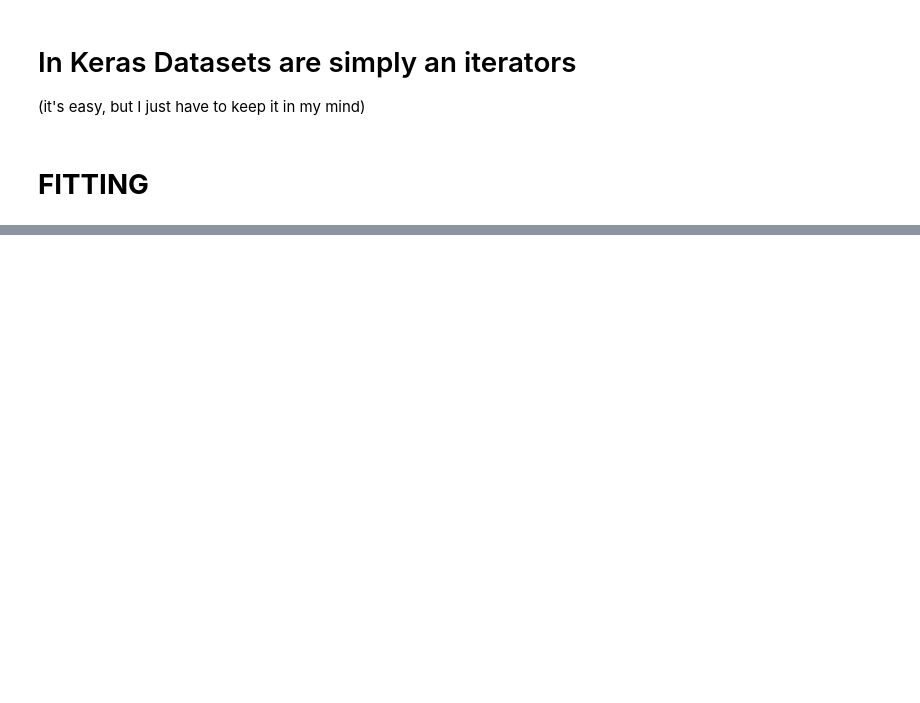
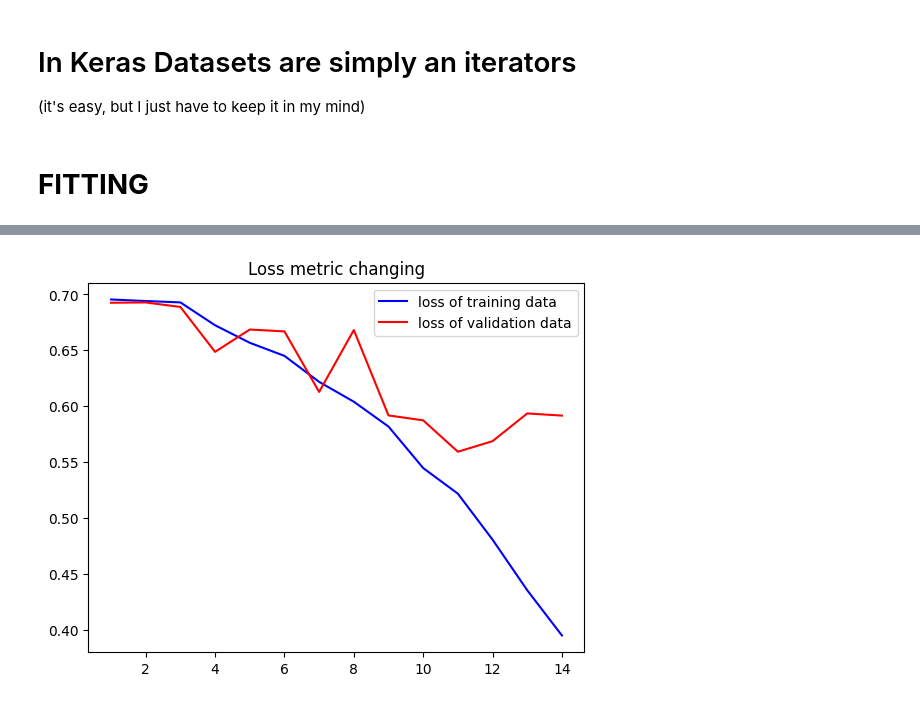
Before and after one commit to Venchislav/Neural-Networks, a Jupyter notebook: CatsVsDogsKaggle(Cool_And_New).ipynb, the cells around one changed output, grey strips where cells are left out. Saved outputs shown, nothing was run; the diff lists cells and outputs as text; code cells hidden in the pictures; blank space fills up the shorter version.

```diff
--- a/CatsVsDogsKaggle(Cool_And_New).ipynb
+++ b/CatsVsDogsKaggle(Cool_And_New).ipynb
@@ -145,0 +160,8 @@ Epoch 14/30
+# %%
+plt.plot(epochs, loss, 'b', label='loss of training data')
+plt.plot(epochs, val_loss, 'r', label='loss of validation data')
+plt.title('Loss metric changing')
+plt.legend()
+plt.show()
+# %% [output]
+[figure, added]
```
Also changed, not shown: parts of 4 cells of this notebook.
